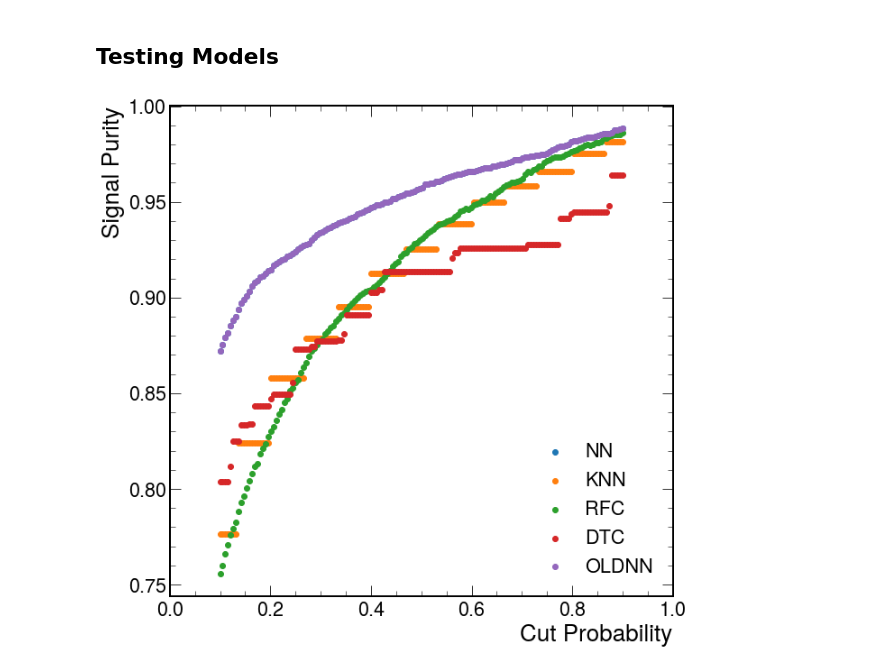
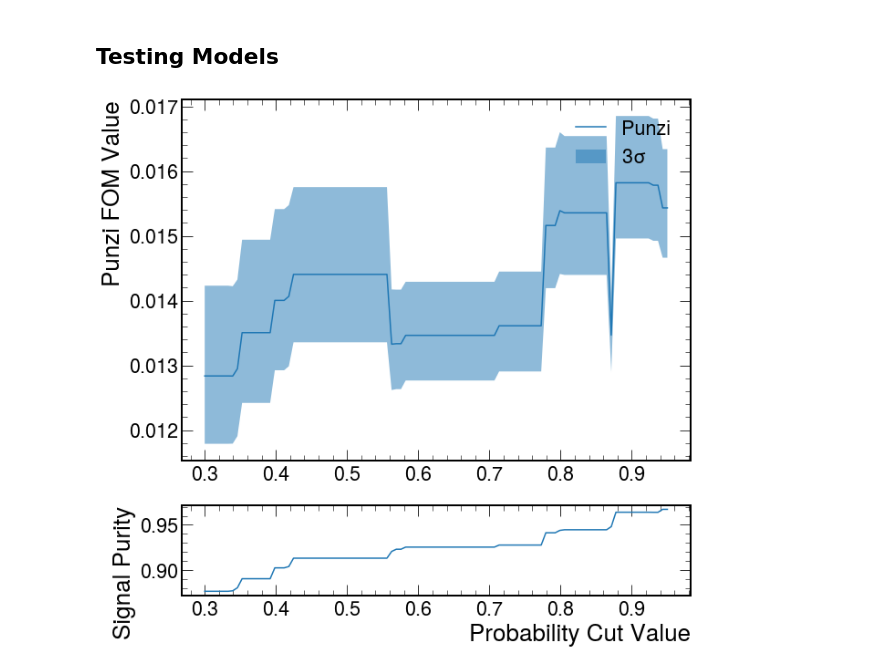
Before and after one commit to ChandlerKenworthy/Y4RareDecayProject, a Jupyter notebook: model_evaluation/punzi_purity_scan.ipynb, the cells around one changed output. Saved outputs shown, nothing was run; the diff lists cells and outputs as text; code cells hidden in the pictures.

Commit message:
Removed lots of old images

```diff
--- a/model_evaluation/punzi_purity_scan.ipynb
+++ b/model_evaluation/punzi_purity_scan.ipynb
@@ -103,22 +122,23 @@ test_range = np.linspace(0.1, 0.9, 150)
-# %%
-purities = []
-for model_name, model in models.items():
-    try:
-        pred = model.predict_proba(X_test)[:,1].flatten()
-    except:
-        pred = model.predict(X_test).flatten()
-    purities.append(get_purity(y_test.to_numpy(), pred, test_range))
-
-fig, ax = plt.subplots(1, 1)
-i = 0
-for model_name, model in models.items():
-    ax.scatter(test_range, purities[i], label=model_name)
-    i += 1
-ax.set_xlim(0, 1)
-plt.xlabel('Cut Probability')
-plt.ylabel('Signal Purity')
-plt.legend()
-plt.savefig('../images/ModelEval/SignalPurity_AllModels.png', dpi=800)
-plt.show()
-# %% [output]
-[figure, removed]
+# %%
+x = np.linspace(0.3, 0.95, 100)
+preds = dtc.predict_proba(X_test.to_numpy())[:,1].flatten()
+# %%
+punzis = get_punzi(y_test.to_numpy(), preds, test['Lb_M'], x, bins=40)
+# %%
+purities = get_purity(y_test.to_numpy(), preds, x)
+# %%
+fig, ax = plt.subplots(2, 1, gridspec_kw={'height_ratios': [4, 1]})
+
+ax[0].plot(x, punzis[:,1], label='Punzi')
+ax[0].fill_between(x, punzis[:,0], punzis[:,2], alpha=0.5, label=r'3$\sigma$')
+ax[0].legend()
+
+ax[1].plot(x, purities, label='Purity')
+ax[1].set_ylabel('Signal Purity')
+ax[0].set_ylabel('Punzi FOM Value')
+
+plt.xlabel('Probability Cut Value')
+plt.savefig('../images/ModelEval/DTC_PunziPurity.png', dpi=800)
+plt.show()
+# %% [output]
+[figure, added]
```
Also changed, not shown: parts of 9 cells of this notebook, 58 other files.
